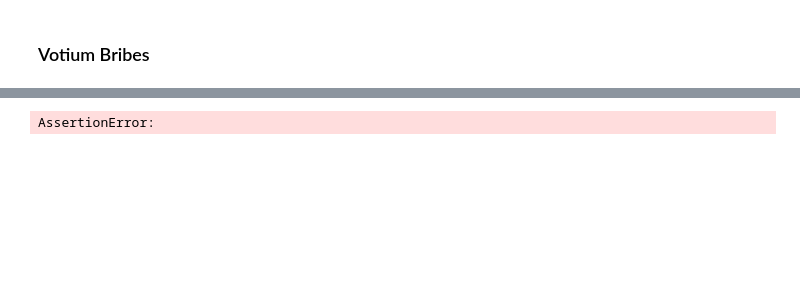
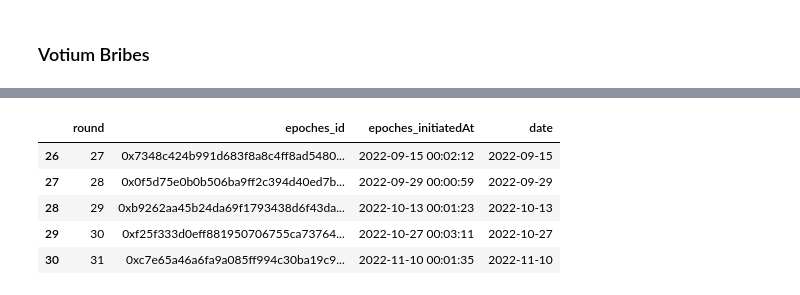
Before and after one commit to bam4564/flywheel, a Jupyter notebook: VotiumBribes.ipynb, the cells around one changed output, grey strips where cells are left out. Cells and saved outputs as stored; diff of their text form; code cells hidden in the pictures; blank space fills up the shorter version.

```diff
--- a/VotiumBribes.ipynb
+++ b/VotiumBribes.ipynb
@@ -525,25 +525,29 @@ df_snaps.head()
 # %%
 # Get all votium voting epochs. Once we have validated that this set of epochs matches our set of snapshot proposals,
 # we need to merge this data with our snapshot proposal data.
 epoches = sg_votium.Query.epoches(first=1000, orderBy="initiatedAt", where={"bribeCount_gt": 0})
 df_epoches = sg.query_df([epoches.id, epoches.initiatedAt], pagination_strategy=ShallowStrategy)
 # df_epoches = remove_prefix(df_epoches, "epoches_")
 df_epoches.epoches_initiatedAt = pd.to_datetime(df_epoches.epoches_initiatedAt, unit="s")
 df_epoches['date'] = df_epoches.epoches_initiatedAt.dt.date
-start_rank = [pd.Timestamp(d) for d in sorted(np.unique(df_epoches.epoches_initiatedAt.values).tolist())]
-df_epoches['round'] = df_epoches.epoches_initiatedAt.apply(lambda d: start_rank.index(d) + 1)
-df_epoches = df_epoches.loc[df_epoches['round'] >= 3]
 # Validate that the epoch dates for votium bribes match the proposal data we pulled from snapshot. `
 epoch_dates = df_epoches.date.unique().tolist()
 proposal_dates = df_snaps.proposal_start.unique().tolist()
 d_exclude = pd.Timestamp('2021-11-08').date()
 assert d_exclude in epoch_dates and not d_exclude in proposal_dates
 epoch_dates.remove(d_exclude)
 assert set(epoch_dates) == set(proposal_dates)
-df_epoches = df_epoches.loc[df_epoches.date != d_exclude]
-df_epoches.head()
+df_epoches = df_epoches.loc[df_epoches.date != d_exclude].reset_index(drop=True)
+df_epoches = df_epoches.sort_values('date').reset_index().rename(columns={'index': 'round'})
+df_epoches['round'] += 1
+df_epoches.tail()
 # %% [output]
-AssertionError:
+|  | round | epoches_id | epoches_initiatedAt | date |
+| 26 | 27 | 0x7348c424b991d683f8a8c4ff8ad5480... | 2022-09-15 00:02:12 | 2022-09-15 |
+| 27 | 28 | 0x0f5d75e0b0b506ba9ff2c394d40ed7b... | 2022-09-29 00:00:59 | 2022-09-29 |
+| 28 | 29 | 0xb9262aa45b24da69f1793438d6f43da... | 2022-10-13 00:01:23 | 2022-10-13 |
+| 29 | 30 | 0xf25f333d0eff881950706755ca73764... | 2022-10-27 00:03:11 | 2022-10-27 |
+| 30 | 31 | 0xc7e65a46a6fa9a085ff994c30ba19c9... | 2022-11-10 00:01:35 | 2022-11-10 |
 # %%
 # https://github.com/convex-community/convex-subgraph/blob/main/subgraphs/votium/src/mapping.ts
 
```
Also changed, not shown: parts of 6 cells of this notebook.
